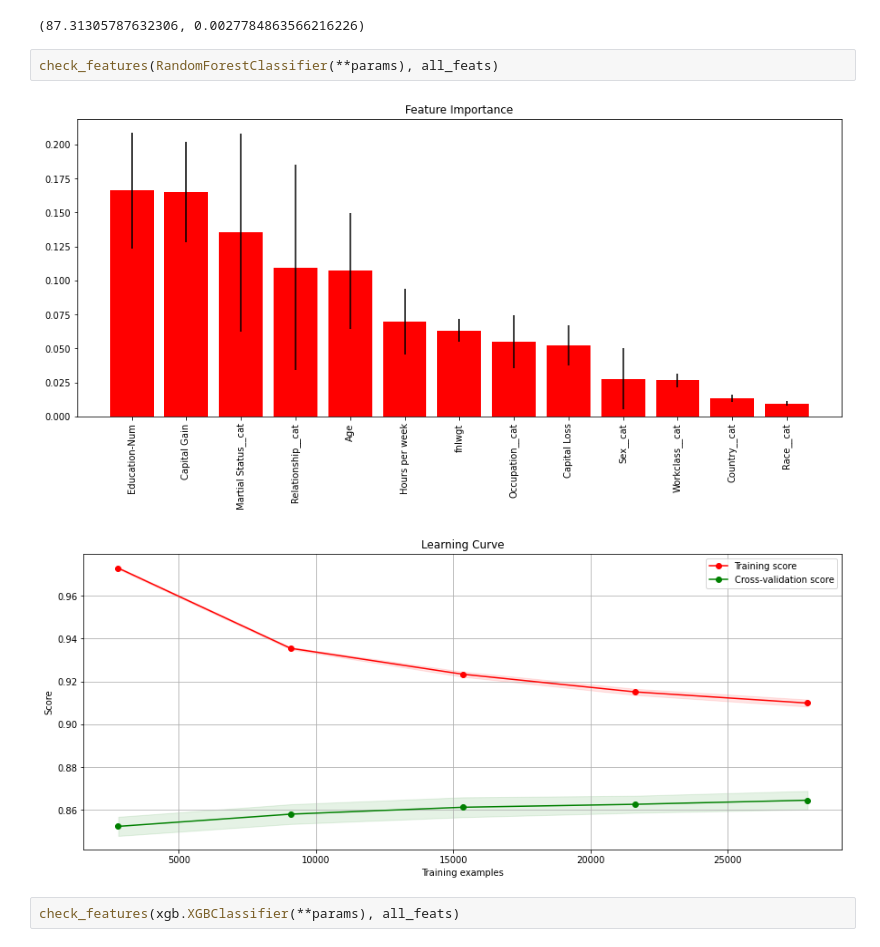
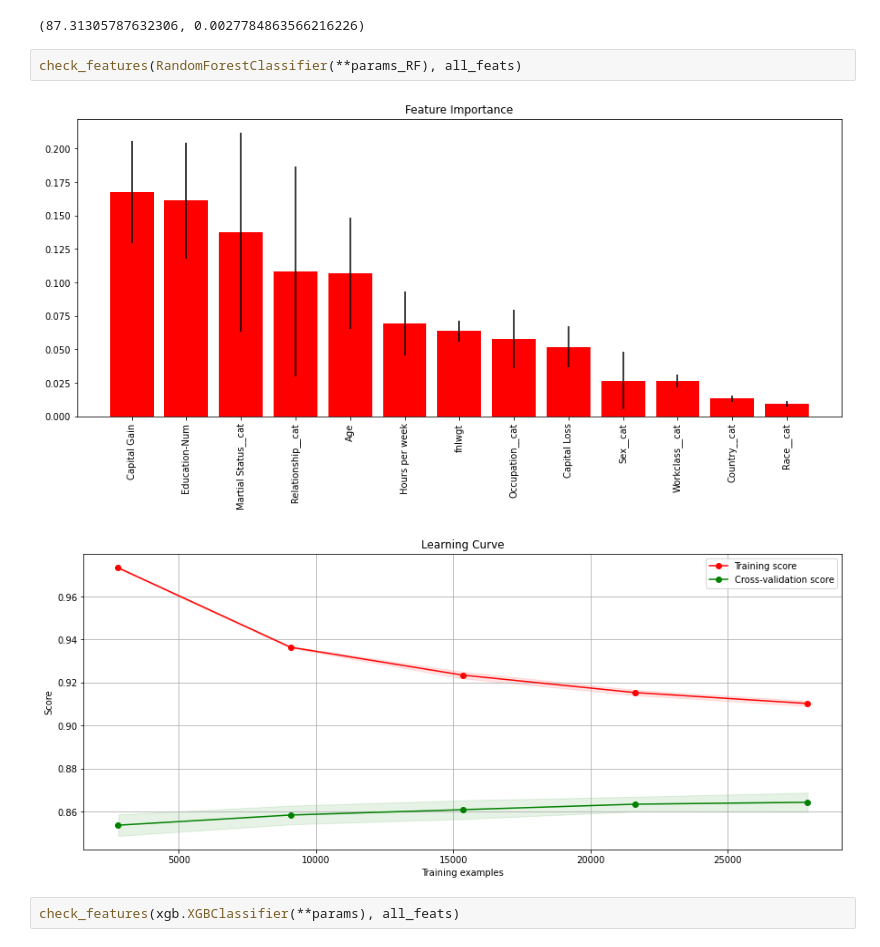
Before and after one commit to jedrzejd/Adult_Income, a Jupyter notebook: Adult_dataset.ipynb, the cells around one changed output. Saved outputs shown, nothing was run; the diff lists cells and outputs as text.

Commit message:
Checking hyperopt

```diff
--- a/Adult_dataset.ipynb
+++ b/Adult_dataset.ipynb
@@ -252,9 +252,9 @@ Best_model_valid(model, all_feats)
 # %% [output]
 (87.31305787632306, 0.0027784863566216226)
 # %%
-check_features(RandomForestClassifier(**params), all_feats)
+check_features(RandomForestClassifier(**params_RF), all_feats)
 # %% [output]
-[figure, old version]
+[figure, new version]
 [figure]
 # %%
 check_features(xgb.XGBClassifier(**params), all_feats)
```
Also changed, not shown: parts of 10 cells of this notebook.
